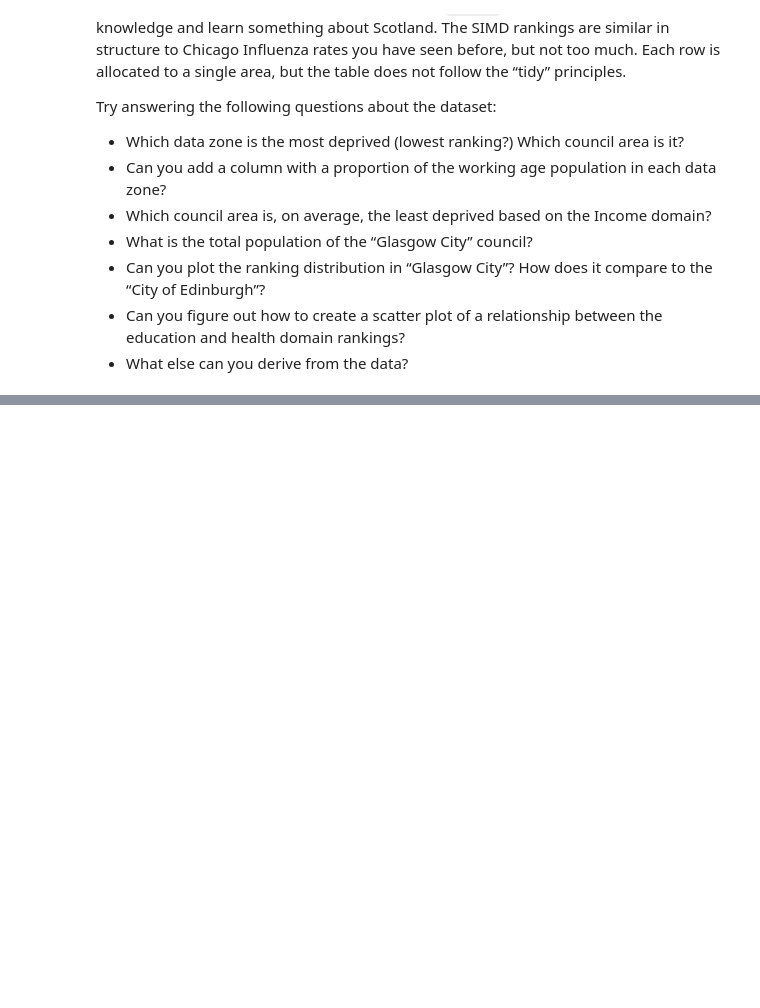
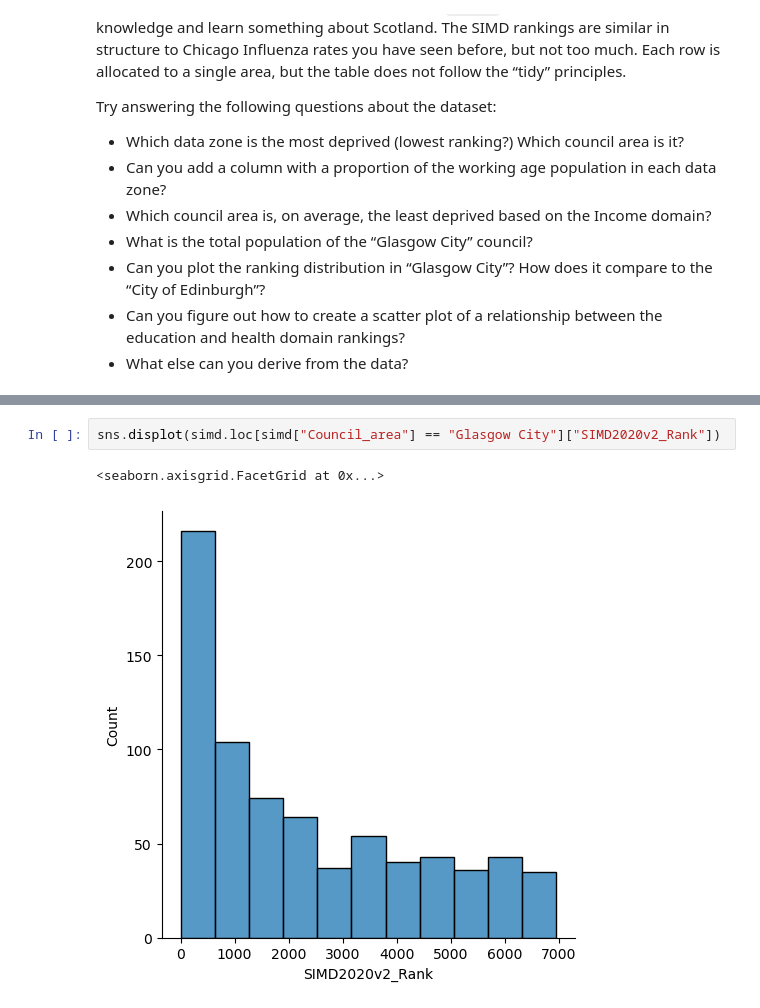
Before and after one commit to sds4sg/spatial-data-science-in-python-mikemoraned, a Jupyter notebook: 02_open_data_science/exercise.ipynb, the cells around one changed output, grey strips where cells are left out. Drawn from its saved outputs; the diff is of its cells as text; blank space fills up the shorter version.

```diff
--- a/02_open_data_science/exercise.ipynb
+++ b/02_open_data_science/exercise.ipynb
@@ -108,0 +323,5 @@ Try answering the following questions about the dataset:
+# %%
+sns.displot(simd.loc[simd["Council_area"] == "Glasgow City"]["SIMD2020v2_Rank"])
+# %% [output]
+<seaborn.axisgrid.FacetGrid at 0x...>
+[figure, added]
```
Also changed, not shown: parts of 35 cells of this notebook.
